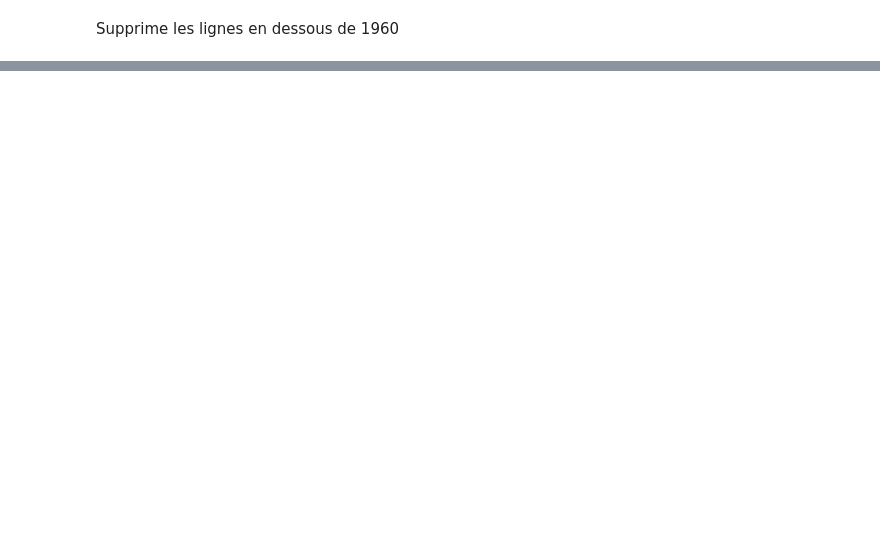
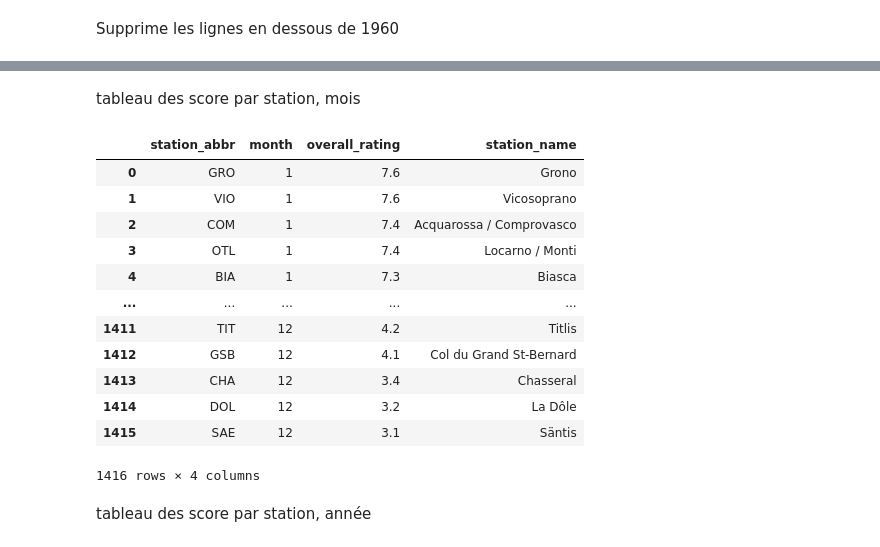
Before and after one commit to Inertie78/StatisticalWeather, a Jupyter notebook: statisticalWeather.ipynb, the cells around one changed output, grey strips where cells are left out. Drawn from its saved outputs; the diff is of its cells as text; code cells hidden in the pictures; blank space fills up the shorter version.

```diff
--- a/statisticalWeather.ipynb
+++ b/statisticalWeather.ipynb
@@ -495,0 +139,14 @@ interactive(children=(IntRangeSlider(value=(400, 4000), description='Altitude
+# %%
+# Liste des colonnes numériques, sauf celles utilisées pour le groupby
+columns_to_aggregate = dataWeather_select.select_dtypes(include='number').columns.difference(['station_abbr', 'year', 'month'])
+
+# Agrégation multiple pour chaque colonne
+dataWeather_msc = dataWeather_select.groupby(['station_abbr', 'year', 'month'])[columns_to_aggregate].agg(['mean', 'std', 'count']).reset_index()
+
+# Aplatir les noms de colonnes pour plus de lisibilité
+dataWeather_msc.columns = ['_'.join(col).strip('_') if isinstance(col, tuple) else col for col in dataWeather_msc.columns]
+
+pd.set_option("display.max_columns", 114)
+
+dataWeather_msc.shape
+dataWeather_msc.head()
@@ -495,0 +483,29 @@ interactive(children=(IntRangeSlider(value=(400, 4000), description='Altitude
+# %% [markdown]
+tableau des score par station, mois
+# %%
+scores_month = scores_df[['station_abbr', 'month', 'overall_rating']].copy()
+
+scores_month = scores_month.merge(
+    station_identifier[['station_abbr', 'station_name']],
+    on='station_abbr',
+    how='left'  # ou 'inner' si tu veux ignorer les stations non communes
+)
+
+
+display(scores_month)
+# %% [output]
+|  | station_abbr | month | overall_rating | station_name |
+| 0 | GRO | 1 | 7.6 | Grono |
+| 1 | VIO | 1 | 7.6 | Vicosoprano |
+| 2 | COM | 1 | 7.4 | Acquarossa / Comprovasco |
+| 3 | OTL | 1 | 7.4 | Locarno / Monti |
+| 4 | BIA | 1 | 7.3 | Biasca |
+| ... | ... | ... | ... | ... |
+| 1411 | TIT | 12 | 4.2 | Titlis |
+| 1412 | GSB | 12 | 4.1 | Col du Grand St-Bernard |
+| 1413 | CHA | 12 | 3.4 | Chasseral |
+| 1414 | DOL | 12 | 3.2 | La Dôle |
+| 1415 | SAE | 12 | 3.1 | Säntis |
+1416 rows × 4 columns
+# %% [markdown]
+tableau des score par station, année
```
Also changed, not shown: parts of 55 cells of this notebook, 2 other files.
